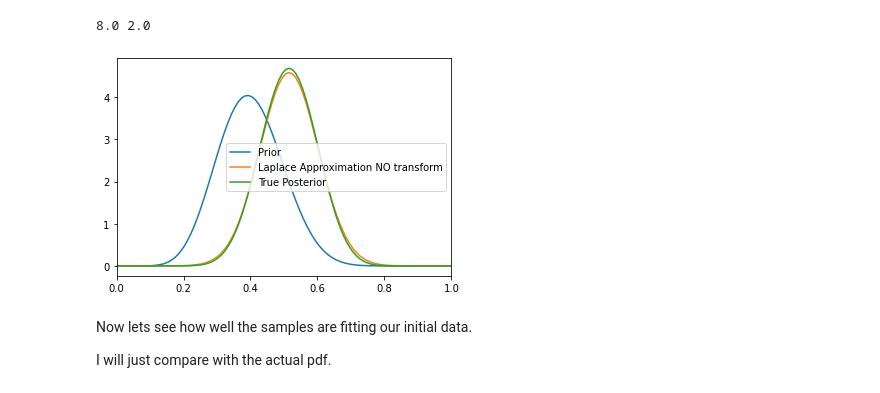
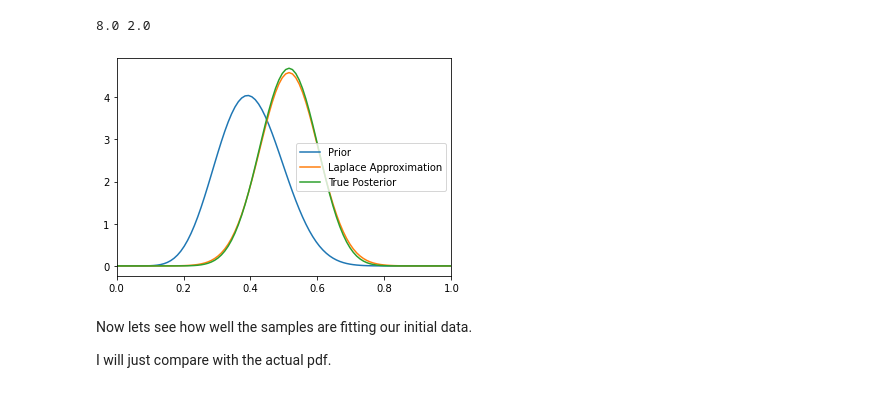
Before and after one commit to AnandShegde/pml_baselines, a Jupyter notebook: Laplace/coin_toss_laplace_approximation.ipynb, the cells around one changed output. Cells and saved outputs as stored; diff of their text form; code cells hidden in the pictures.

```diff
--- a/Laplace/coin_toss_laplace_approximation.ipynb
+++ b/Laplace/coin_toss_laplace_approximation.ipynb
@@ -217,38 +220,31 @@ import seaborn as sns
 # %%
 
 # plt.hist(jax.nn.sigmoid(states.position[300:,0]),density=True,bins=20)
 
 x = jnp.linspace(0,1,100)
 
 #prior
 beta_pdf = beta_dist.prob(x)
 plt.plot(x,beta_pdf,label="Prior")
 
 # estimated posterior
-normal = tfd.Normal(loc=jax.nn.sigmoid(theta_MAP),scale=jnp.sqrt((1/(hessian))))
-# normal = tfd.Normal(loc=jax.nn.sigmoid(theta_MAP),scale=jnp.sqrt((1/(hessian))))
+normal = tfd.Normal(loc=jax.nn.sigmoid(theta_MAP),scale=jnp.sqrt((1/(hessian_without_tras))))
 
+with open("../results/coin_toss/results_data/coin_toss_laplace_result",'wb') as f:
+    pickle.dump(normal,f,protocol=1)
 
-
-# samples = normal.sample(sample_shape=50000,seed=jax.random.PRNGKey(1))
-# beta_samples = jax.nn.sigmoid(samples)
-# sns.kdeplot(beta_samples)
-# transformed_pdf =
-# plt.plot(x,normal_pdf,label="Laplace Approximation with transform")
-
-normal = tfd.Normal(loc=jax.nn.sigmoid(theta_MAP),scale=jnp.sqrt((1/(hessian_without_tras))))
 normal_pdf = normal.prob(x)
-plt.plot(x,normal_pdf,label="Laplace Approximation NO transform")
+plt.plot(x,normal_pdf,label="Laplace Approximation")
 
 # true posterior
 beta_dist_post = tfd.Beta(alpha+one,beta+zero)
 post_pdf = beta_dist_post.prob(x)
 plt.plot(x,post_pdf,label="True Posterior")
 plt.legend()
 plt.xlim(0,1)
 plt.show()
 # %% [output]
-[figure, old version]
+[figure, new version]
 # %% [markdown]
 Now lets see how well the samples are fitting our initial data.
 
```
Also changed, not shown: parts of 2 cells of this notebook, 2 other files.
